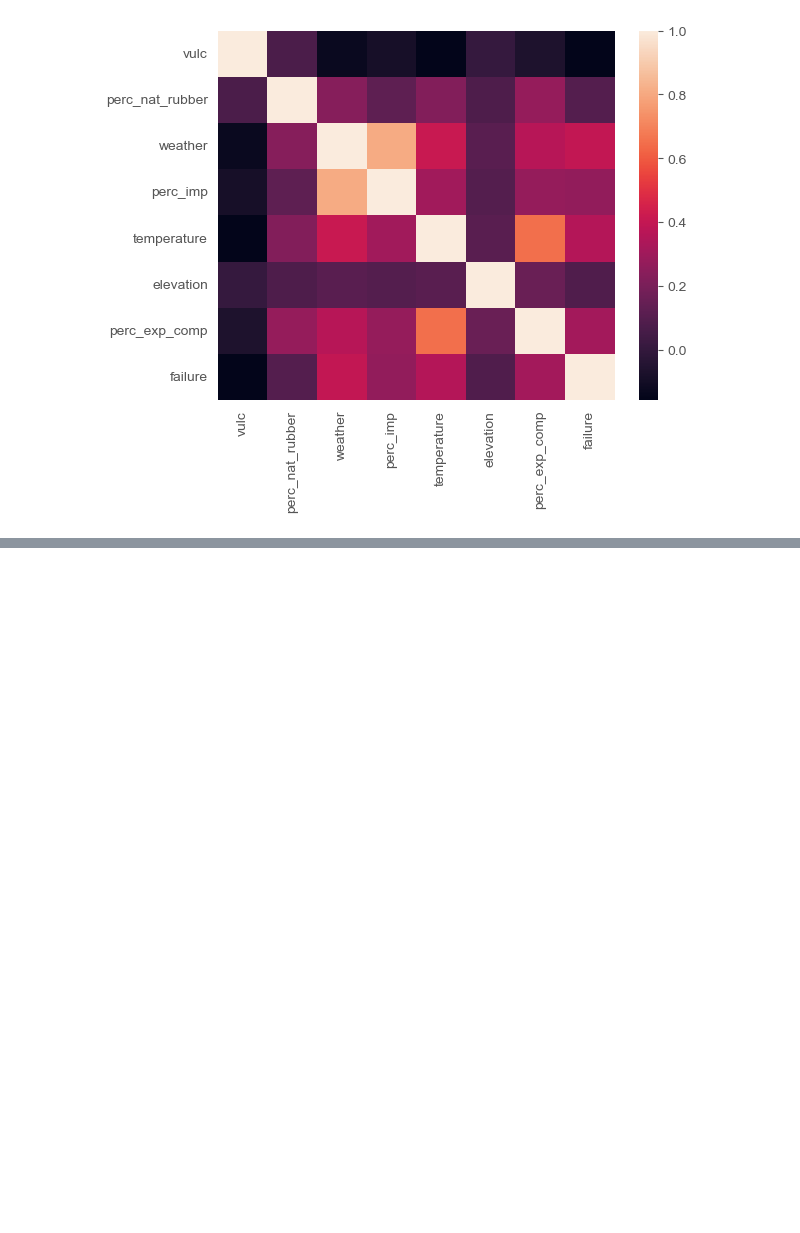
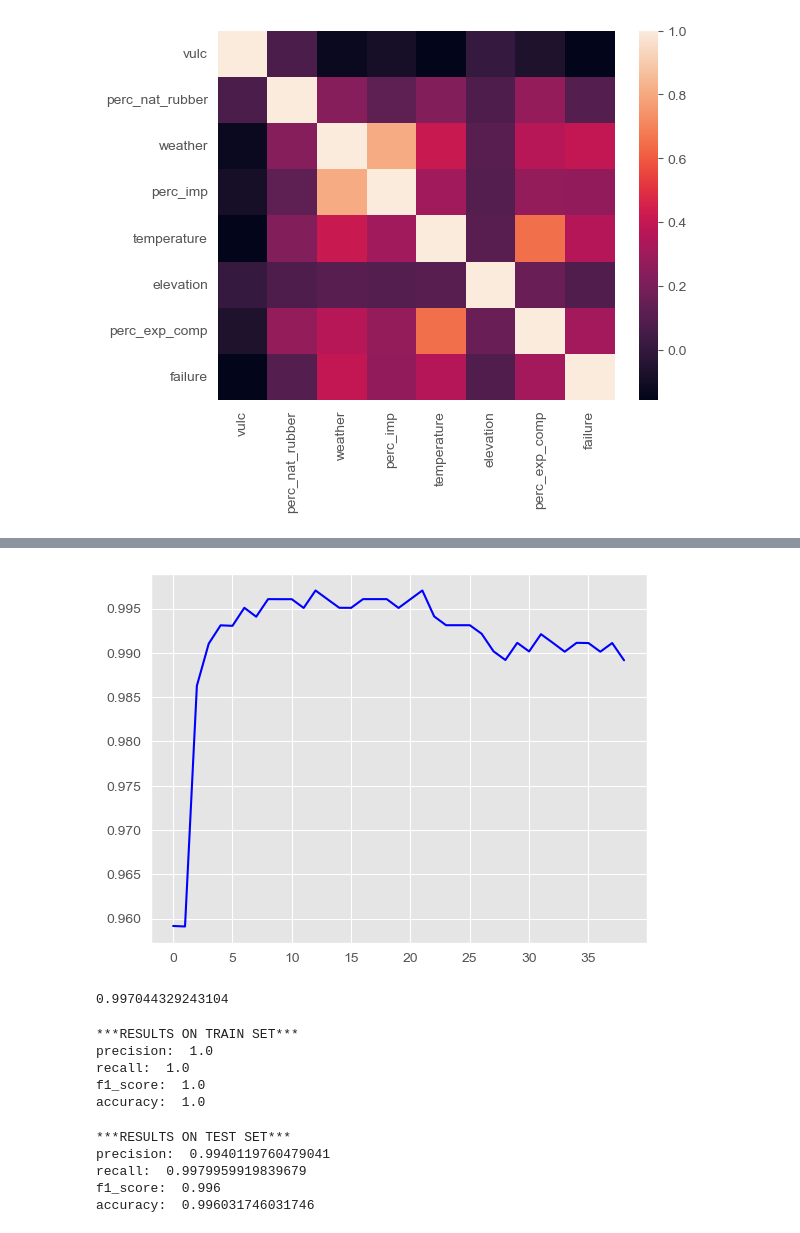
Before and after one commit to dodogro/ML_Project, a Jupyter notebook: script/eda.ipynb, the cells around one changed output, grey strips where cells are left out. Saved outputs shown, nothing was run; the diff lists cells and outputs as text; code cells hidden in the pictures; blank space fills up the shorter version.

```diff
--- a/script/eda.ipynb
+++ b/script/eda.ipynb
@@ -309,0 +317,7 @@ memory usage: 401.6 KB
+# %%
+
+#Separate X and y (explanatory variables and target variable)
+X = df.iloc[:,:-1]
+y = df.iloc[:,-1] #[-1]]
+#X.head()
+y.head()
@@ -309,0 +331,9 @@ memory usage: 401.6 KB
+# %%
+from sklearn.model_selection import train_test_split
+#SPLIT DATA INTO TRAIN AND TEST SET
+X_train, X_test, y_train, y_test = train_test_split(X, y,
+                                                    test_size =0.50, #by default is 75%-25%
+                                                    #shuffle is set True by default,
+                                                    random_state= 123
+                                                   ) #fix random seed for replicability
+print(X_train.shape,X_test.shape)
@@ -309,0 +342,8 @@ memory usage: 401.6 KB
+# %%
+from sklearn.model_selection import GridSearchCV
+from sklearn.neighbors import KNeighborsClassifier
+#Create KNN Classifier
+classifier = KNeighborsClassifier()
+parameters = {'n_neighbors':np.arange(1,40)}
+gs = GridSearchCV(classifier, parameters, cv=3, scoring = 'f1', verbose=90, n_jobs=-1)
+gs = gs.fit(X_train, y_train)
@@ -309,0 +352,8 @@ memory usage: 401.6 KB
+# %%
+#summarize the results of your GRIDSEARCH
+print("Best score: %f using %s" % (gs.best_score_, gs.best_params_))
+means = gs.cv_results_['mean_test_score']
+stds = gs.cv_results_['std_test_score']
+params = gs.cv_results_['params']
+for mean, stdev, param in zip(means, stds, params):
+    print("Mean %f Std (%f) with: %r" % (mean, stdev, param))
@@ -309,0 +378,8 @@ memory usage: 401.6 KB
+# %%
+import matplotlib.pyplot as plt
+plt.plot (means, color='blue', alpha=1.00)
+plt.show()
+print(gs.best_score_)
+# %% [output]
+[figure, added]
+0.997044329243104
@@ -309,0 +391,27 @@ memory usage: 401.6 KB
+# %%
+from sklearn import metrics
+#EVALUATE YOUR PREDICTION IN THE TRAINING SET
+y_pred_train = best_model.predict(X_train)
+print('***RESULTS ON TRAIN SET***')
+print("precision: ", metrics.precision_score(y_train, y_pred_train)) # tp / (tp + fp)
+print("recall: ", metrics.recall_score(y_train, y_pred_train)) # tp / (tp + fn)
+print("f1_score: ", metrics.f1_score(y_train, y_pred_train)) #F1 = 2 * (precision * recall) / (precision + recall)
+print("accuracy: ", metrics.accuracy_score(y_train, y_pred_train)) # (tp+tn)/m
+# %% [output]
+***RESULTS ON TRAIN SET***
+precision:  1.0
+recall:  1.0
+f1_score:  1.0
+accuracy:  1.0
+# %%
+print('***RESULTS ON TEST SET***')
+print("precision: ", metrics.precision_score(y_test, y_pred)) # tp / (tp + fp)
+print("recall: ", metrics.recall_score(y_test, y_pred)) # tp / (tp + fn)
+print("f1_score: ", metrics.f1_score(y_test, y_pred)) #F1 = 2 * (precision * recall) / (precision + recall)
+print("accuracy: ", metrics.accuracy_score(y_test, y_pred)) # (tp+tn)/m
+# %% [output]
+***RESULTS ON TEST SET***
+precision:  0.9940119760479041
+recall:  0.9979959919839679
+f1_score:  0.996
+accuracy:  0.996031746031746
```
Also changed, not shown: parts of 14 cells of this notebook.
